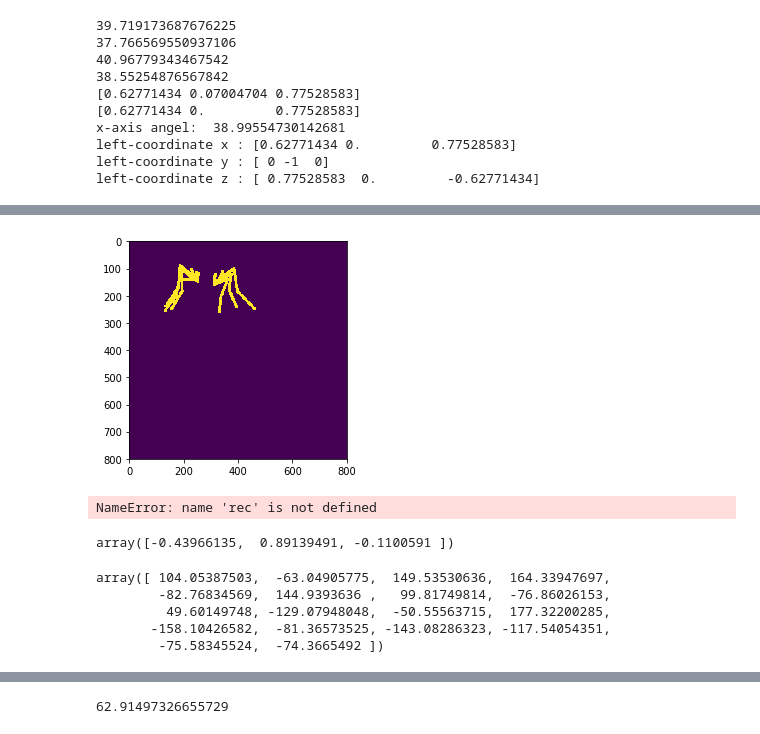
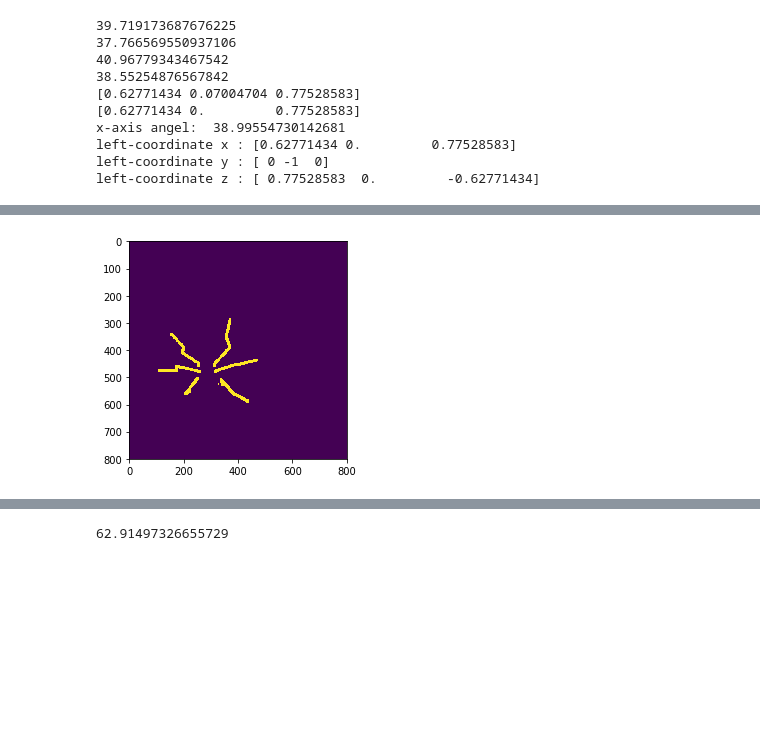
Before and after one commit to huajian1069/simulated_fly, a Jupyter notebook: taskB.ipynb, the cells around one changed output, grey strips where cells are left out. Drawn from its saved outputs; the diff is of its cells as text; code cells hidden in the pictures; blank space fills up the shorter version.

Commit message:
movie and projection views

```diff
--- a/taskB.ipynb
+++ b/taskB.ipynb
@@ -165,10 +147,12 @@ views(std_data,0,0,2)
 # %%
-length = np.zeros((1,24))
-for t in range(0,1):
+tt = 899
+length = np.zeros((tt,24))
+vec_r = np.zeros((tt,24,3))
+for t in range(0,tt):
     i = 0
     for leg in [0,5,10,19,24,29]:
         for pos in range(4):
-            length[t,i+pos] = leg_len(data,t,leg,pos)
+            length[t,i+pos],vec_r[t,i+pos] = leg_len(data,t,leg,pos)
         i += 4
 
 for t in range(0,1):
@@ -198,3 +182,27 @@ leg  10
 0.9452870186086477
 0.826829770413402
 0.9966675196551372
+# %%
+angle_data1 = np.zeros((899,18))
+angle_data3 = np.zeros((899,18))
+def leg_1dof(t):
+    i = 0
+    for leg in [0,5,10,19,24,29]:
+        #if(leg == 0 ): print('Left leg')
+        #elif(leg == 19 ): print('Right leg')
+        for pos in range(1,4):
+            if(pos == 2):
+                angle_data1[t,i+pos-1] = -leg_inner(data,t=t,leg=leg,pos=pos)
+                #print(ag2(angle_data1[0,i+pos-1]))
+            else:
+                angle_data1[t,i+pos-1] = leg_inner(data,t=t,leg=leg,pos=pos)
+                #print(ag2(angle_data1[0,i+pos-1]))
+        i+=3
+        #print('\n')
+for i in range(899):
+    leg_1dof(i)
+print('angles of three 1-dof joint: ')
+legname = ['left front', 'left middle', 'left hind', 'right front', 'right middle', 'right hind']
+for i in range(6):
+    print(legname[i])
+    print([ag2(angle_data1[t,i*3+j]) for j in range(3)])
@@ -201,60 +296,33 @@ leg  10
 # %%
 def interpolation(data, t, leg, pos, num):
     '''pos = 0,1,2,3  t = 0 , leg = left:0, 5, 10,  right:19, 24, 29'''
     ex_point = data[t,leg+pos,:].reshape(1,3)
     next_point = data[t,leg+pos+1,:].reshape(1,3)
     lam = np.linspace(0,1,num).reshape(num,1)
-    enlarge_leg = lam * ex_point + (1 - lam) * next_point
+    enlarge_leg = (1-lam) * ex_point + lam * next_point
     return enlarge_leg
 def views_line(data,t,sch1,sch2):
     '''meaningful input: top view:(0,2)  left view:(1,0)  front view:(1,2)'''
     mapp = np.zeros((800,800))
     for i in range(0,data.shape[1]):  #  [0,5,19,24,10,29,15,34]:
         for j in range(-3,3):
             for k in range(-3,3):
                 mapp[int(100*data[t,i,sch1]+300)+j,int(300+100*data[t,i,sch2])+k] = 10
     plt.imshow(mapp)
     #cv2.imshow('projection view',mapp)
     #cv2.waitKey(10)
 
 num = 15
 enlarge_leg = np.zeros((899,24,num,3))
 for t in range(0,899):
     i = 0
     for leg in [0,5,10,19,24,29]:
         for pos in range(4):
             enlarge_leg[t,i+pos,:,:] = interpolation(std_data,t,leg,pos,num)
         i += 4
 larg_leg = enlarge_leg.reshape(899,24*num,3)
-for i in range(899):
-    views(larg_leg,i,1,2)
+views(larg_leg,0,0,2)
+#for i in range(899):
+#    views(larg_leg,i,1,2)
 # %% [output]
-[figure, old version]
+[figure, new version]
-# %%
-rec.shape
-# %% [output]
-NameError: name 'rec' is not defined
-# %%
-angle18 = angle_data3[0,:]
-root = np.zeros(3)
-leg1 = np.zeros(3)
-#for i,j in enumerate([0,5,10,19,24,29]):
-root_lf = std_data[0,0]
-#views(root.reshape(1,6,3),0,0,2)
-#for i,j in enumerate([0,3,6,9,12,15]):
-leg1[0] = np.cos(angle18[1]) * np.sin(-angle18[0])
-leg1[1] = np.sin(-angle18[1])
-leg1[2] = np.cos(angle18[1]) * np.cos(angle18[0])
-leg1 = leg1 * length[0,0]
-joint1_lf = leg1 + root
-R12 = RotaVD()
-# %% [output]
-array([-0.43966135,  0.89139491, -0.1100591 ])
-# %%
-ag2(angle18)
-# %% [output]
-array([ 104.05387503,  -63.04905775,  149.53530636,  164.33947697,
-        -82.76834569,  144.9393636 ,   99.81749814,  -76.86026153,
-         49.60149748, -129.07948048,  -50.55563715,  177.32200285,
-       -158.10426582,  -81.36573525, -143.08286323, -117.54054351,
-        -75.58345524,  -74.3665492 ])
```
Also changed, not shown: parts of 16 cells of this notebook, 25 other files.
